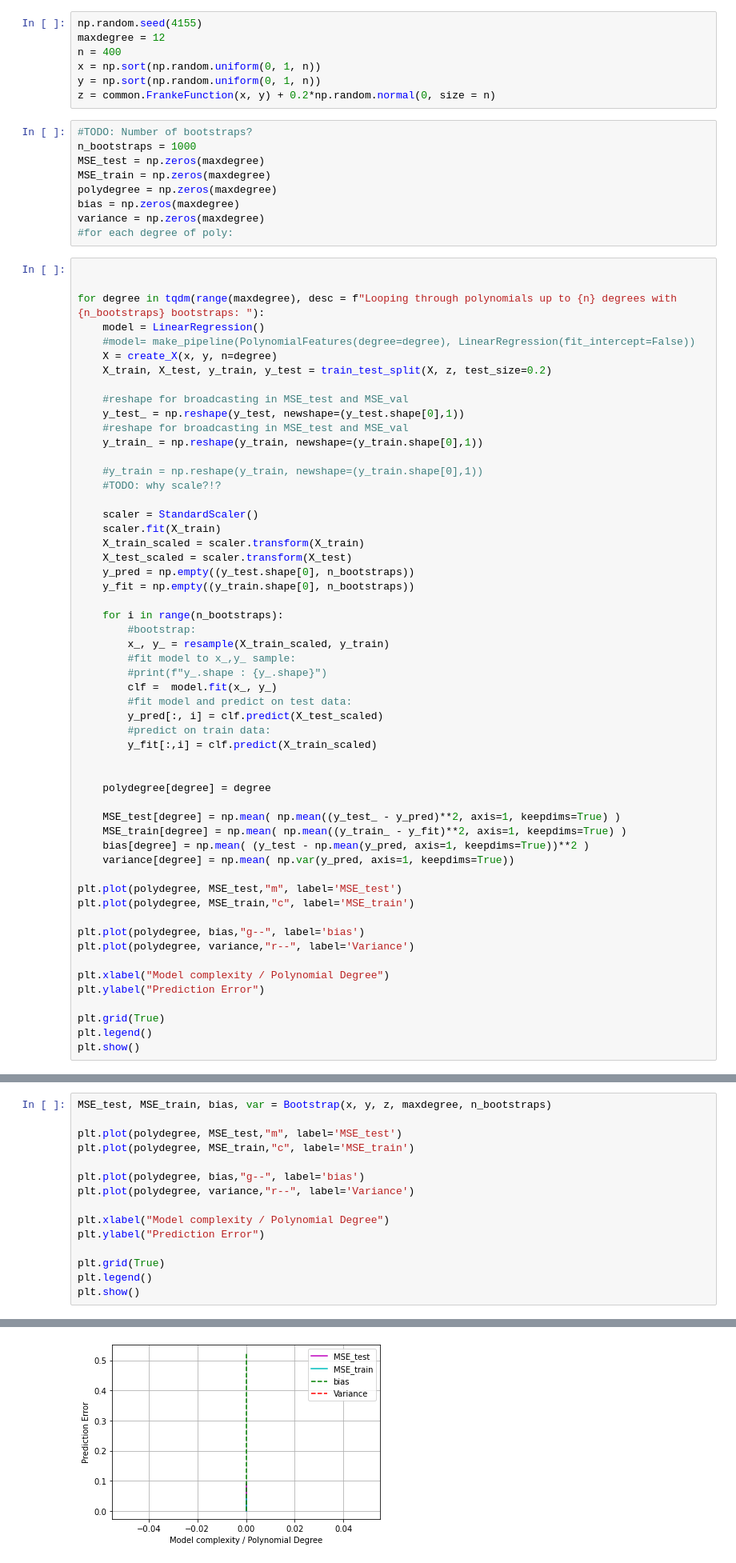
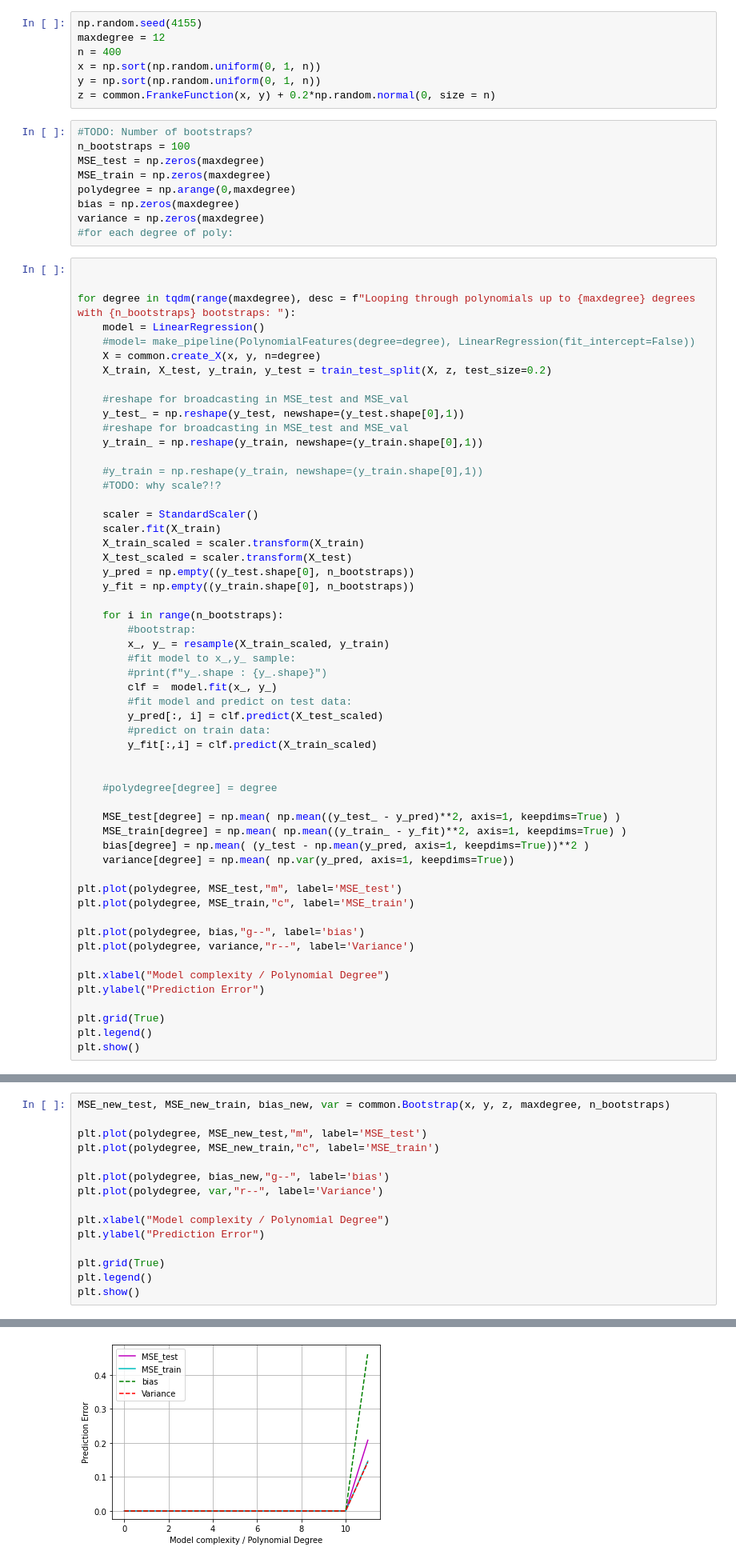
Before and after one commit to AndreasBordvik/FYS-STK4155-Prj1_report, a Jupyter notebook: code/Exercise2.ipynb, the cells around one changed output, grey strips where cells are left out. Shown at 80% size. Drawn from its saved outputs; the diff is of its cells as text.

```diff
--- a/code/Exercise2.ipynb
+++ b/code/Exercise2.ipynb
@@ -23,20 +23,20 @@ y = np.sort(np.random.uniform(0, 1, n))
 z = common.FrankeFunction(x, y) + 0.2*np.random.normal(0, size = n)
 # %%
 #TODO: Number of bootstraps?
-n_bootstraps = 1000
+n_bootstraps = 100
 MSE_test = np.zeros(maxdegree)
 MSE_train = np.zeros(maxdegree)
-polydegree = np.zeros(maxdegree)
+polydegree = np.arange(0,maxdegree)
 bias = np.zeros(maxdegree)
 variance = np.zeros(maxdegree)
 #for each degree of poly:
 # %%
 
 
-for degree in tqdm(range(maxdegree), desc = f"Looping through polynomials up to {n} degrees with {n_bootstraps} bootstraps: "):
+for degree in tqdm(range(maxdegree), desc = f"Looping through polynomials up to {maxdegree} degrees with {n_bootstraps} bootstraps: "):
     model = LinearRegression()
     #model= make_pipeline(PolynomialFeatures(degree=degree), LinearRegression(fit_intercept=False))
-    X = create_X(x, y, n=degree)
+    X = common.create_X(x, y, n=degree)
     X_train, X_test, y_train, y_test = train_test_split(X, z, test_size=0.2)
 
     #reshape for broadcasting in MSE_test and MSE_val
@@ -66,7 +66,7 @@ for degree in tqdm(range(maxdegree), desc = f"Looping through polynomials up to
         y_fit[:,i] = clf.predict(X_train_scaled)
 
 
-    polydegree[degree] = degree
+    #polydegree[degree] = degree
 
     MSE_test[degree] = np.mean( np.mean((y_test_ - y_pred)**2, axis=1, keepdims=True) )
     MSE_train[degree] = np.mean( np.mean((y_train_ - y_fit)**2, axis=1, keepdims=True) )
@@ -90,11 +90,11 @@ plt.show()
 # %%
-MSE_test, MSE_train, bias, var = Bootstrap(x, y, z, maxdegree, n_bootstraps)
+MSE_new_test, MSE_new_train, bias_new, var = common.Bootstrap(x, y, z, maxdegree, n_bootstraps)
 
-plt.plot(polydegree, MSE_test,"m", label='MSE_test')
-plt.plot(polydegree, MSE_train,"c", label='MSE_train')
+plt.plot(polydegree, MSE_new_test,"m", label='MSE_test')
+plt.plot(polydegree, MSE_new_train,"c", label='MSE_train')
 
-plt.plot(polydegree, bias,"g--", label='bias')
-plt.plot(polydegree, variance,"r--", label='Variance')
+plt.plot(polydegree, bias_new,"g--", label='bias')
+plt.plot(polydegree, var,"r--", label='Variance')
 
 plt.xlabel("Model complexity / Polynomial Degree")
 plt.ylabel("Prediction Error")
@@ -106 +118 @@ plt.show()
-[figure, old version]
+[figure, new version]
```
Also changed, not shown: parts of 2 cells of this notebook, 2 other files.
